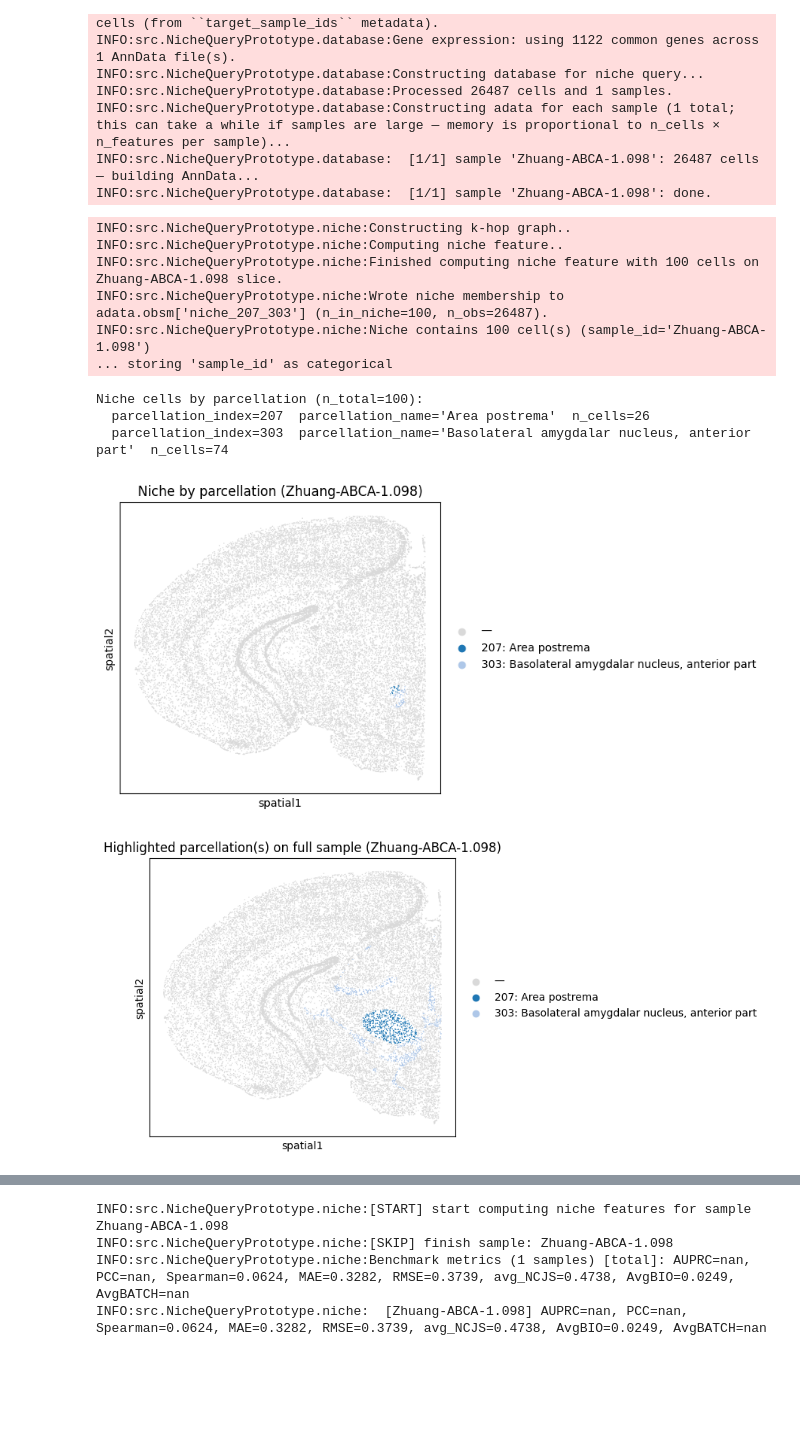
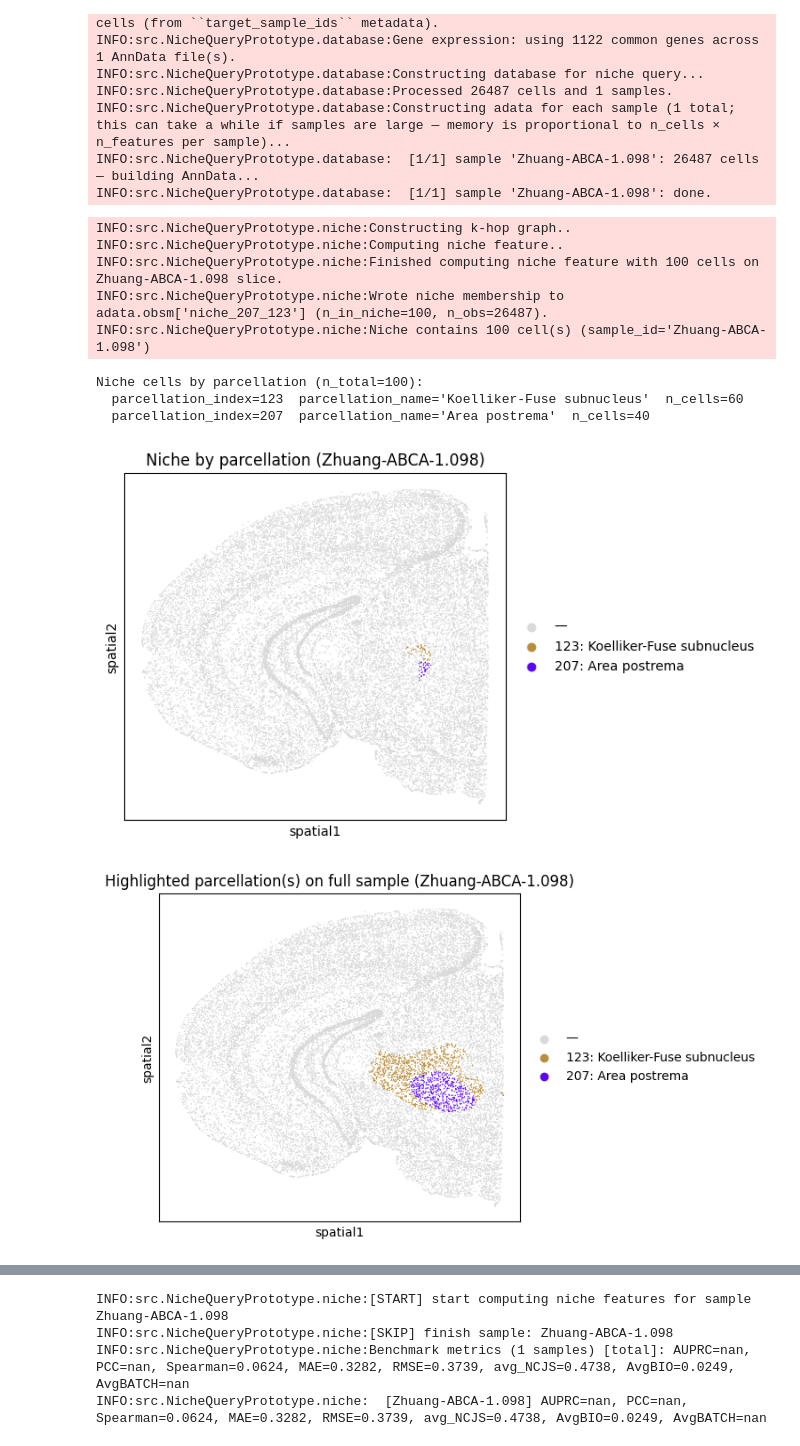
Before and after one commit to lichyyyyyy/NicheQueryBenchmark, a Jupyter notebook: niche_query_multi.ipynb, the cells around one changed output, grey strips where cells are left out. Saved outputs shown, nothing was run; the diff lists cells and outputs as text; code cells hidden in the pictures; blank space fills up the shorter version.

Commit message:
new center cell

```diff
--- a/niche_query_multi.ipynb
+++ b/niche_query_multi.ipynb
@@ -311,20 +311,19 @@ INFO:src.NicheQueryPrototype.database:  [1/1] sample 'Zhuang-ABCA-1.098': done.
 # %%
 # step 2: construct niche to query;
 query_niche_sample_id = 'Zhuang-ABCA-1.098'
 
 niche_to_query = Niche()
-niche_to_query.construct_by_k_hop(db, center_cell_id='135815520852954369042806337923633344942', sample_id=query_niche_sample_id, \
-    k=8, cell_limit=100, parcellation_index=[207,303], niche_name='niche_207_303')
+niche_to_query.construct_by_k_hop(db, center_cell_id='337502760026487302083958961400454036056', sample_id=query_niche_sample_id, \
+    k=10, cell_limit=100, parcellation_index=[207,123], niche_name='niche_207_123')
 niche_to_query.visualize(db)
 # %% [output]
 INFO:src.NicheQueryPrototype.niche:Constructing k-hop graph..
 INFO:src.NicheQueryPrototype.niche:Computing niche feature..
 INFO:src.NicheQueryPrototype.niche:Finished computing niche feature with 100 cells on Zhuang-ABCA-1.098 slice.
-INFO:src.NicheQueryPrototype.niche:Wrote niche membership to adata.obsm['niche_207_303'] (n_in_niche=100, n_obs=26487).
+INFO:src.NicheQueryPrototype.niche:Wrote niche membership to adata.obsm['niche_207_123'] (n_in_niche=100, n_obs=26487).
 INFO:src.NicheQueryPrototype.niche:Niche contains 100 cell(s) (sample_id='Zhuang-ABCA-1.098')
-... storing 'sample_id' as categorical
 Niche cells by parcellation (n_total=100):
-  parcellation_index=207  parcellation_name='Area postrema'  n_cells=26
-  parcellation_index=303  parcellation_name='Basolateral amygdalar nucleus, anterior part'  n_cells=74
+  parcellation_index=123  parcellation_name='Koelliker-Fuse subnucleus'  n_cells=60
+  parcellation_index=207  parcellation_name='Area postrema'  n_cells=40
-[figure, old version]
+[figure, new version]
-[figure, old version]
+[figure, new version]
```
Also changed, not shown: parts of 4 cells of this notebook, 2 other files.
